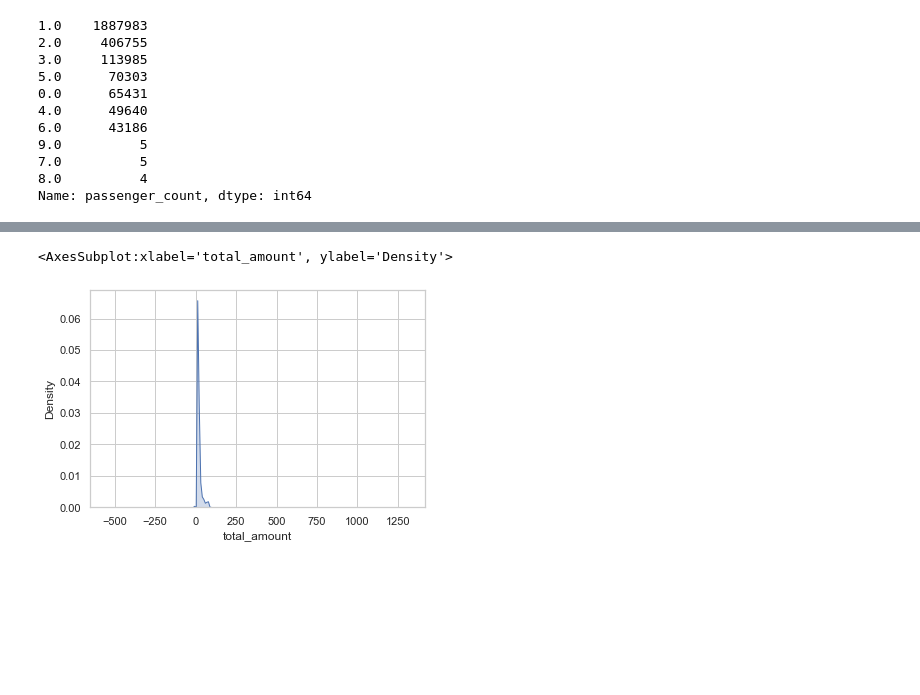
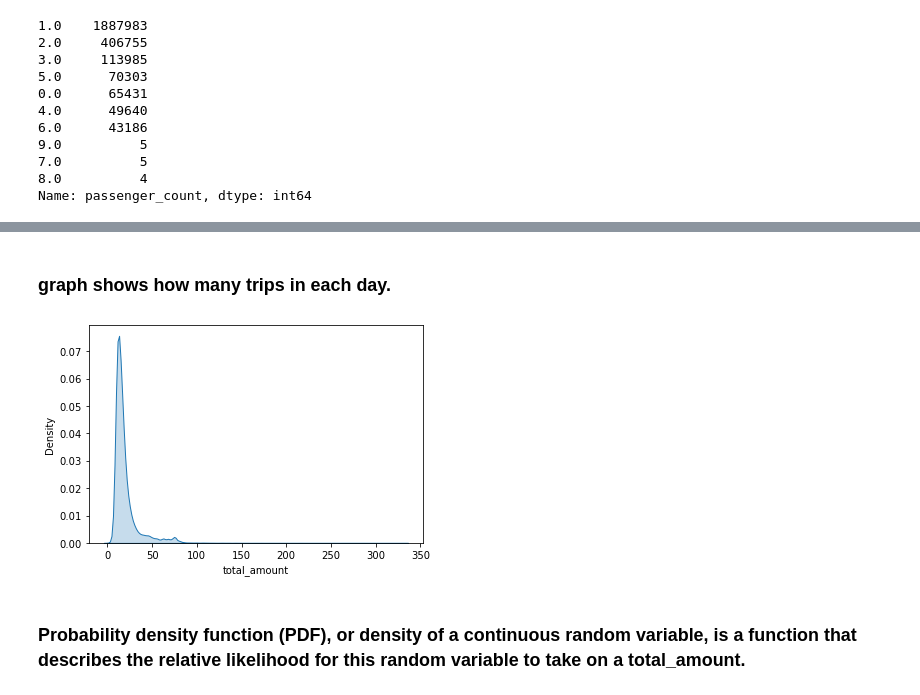
Before and after one commit to mukhtar2019/taxi_trip_regression, a Jupyter notebook: MVP_notebook.ipynb, the cells around one changed output, grey strips where cells are left out. Cells and saved outputs as stored; diff of their text form; code cells hidden in the pictures; blank space fills up the shorter version.

```diff
--- a/MVP_notebook.ipynb
+++ b/MVP_notebook.ipynb
@@ -93,0 +108,3 @@ memory usage: 400.9+ MB
+# %%
+#drop in useful column that contains data it will not be used in data analysis
+df_train=df_train.drop('store_and_fwd_flag', axis=1)
@@ -164,7 +223,0 @@ df_train.shape
-# %%
-df.tpep_dropoff_datetime = pd.to_datetime(df.tpep_dropoff_datetime)
-df.tpep_pickup_datetime = pd.to_datetime(df.tpep_pickup_datetime)
-
-df_train['trip_time'] = df['tpep_dropoff_datetime'] - df['tpep_pickup_datetime']
-
-df_train
@@ -219,10 +238,3 @@ g = sns.pairplot(df_train_sample[:1000], kind='reg', plot_kws={'line_kws':{'colo
-# %%
-df_train_sample['tpep_pickup_datetime']=pd.to_datetime(df_train_sample['tpep_pickup_datetime'])
-df_train_sample['tpep_dropoff_datetime']=pd.to_datetime(df_train_sample['tpep_dropoff_datetime'])
-df_train_sample['pickup_day_no']=df_train_sample['tpep_pickup_datetime'].dt.weekday
-df_train_sample['dropoff_day_no']=df_train_sample['tpep_dropoff_datetime'].dt.weekday
-df_train_sample['pickup_hour']=df_train_sample['tpep_pickup_datetime'].dt.hour
-df_train_sample['dropoff_hour']=df_train_sample['tpep_dropoff_datetime'].dt.hour
 # %%
 df_train_sample
 # %% [output]
@@ -262,9 +321,0 @@ df_train_sample['total_amount'].value_counts().sort_values().iloc[:5].plot(kind=
-# %%
-sns.set(style="whitegrid")
-xs = df['total_amount']
-hue= df['payment_type']
-ys = df['trip_distance']
-plt.figure(figsize=(20, 8))
-g = sns.barplot(x=xs, y=ys, hue= hue,ci=None )
-g.set_yscale("linear")
-_ = g.set(xlabel="total", ylabel="distances")
@@ -280,5 +322,8 @@ plt.pie(VendorID_count,labels=['Creative Mobile Technologies, LLC','VeriFone Inc
+# %% [markdown]
+### graph shows how many trips in each day.
 # %%
-sns.kdeplot(data=df['total_amount'], shade=True)
+sns.kdeplot(data=df_train_sample['total_amount'], shade=True);
 # %% [output]
-<AxesSubplot:xlabel='total_amount', ylabel='Density'>
-[figure, old version]
+[figure, new version]
+# %% [markdown]
+### Probability density function (PDF), or density of a continuous random variable, is a function that describes the relative likelihood for this random variable to take on a total_amount.
```
Also changed, not shown: parts of 73 cells of this notebook.
